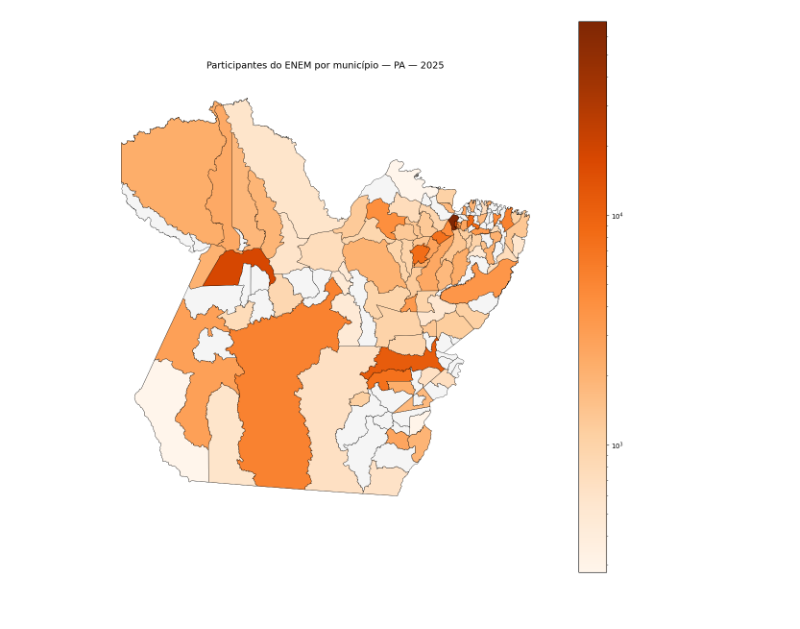
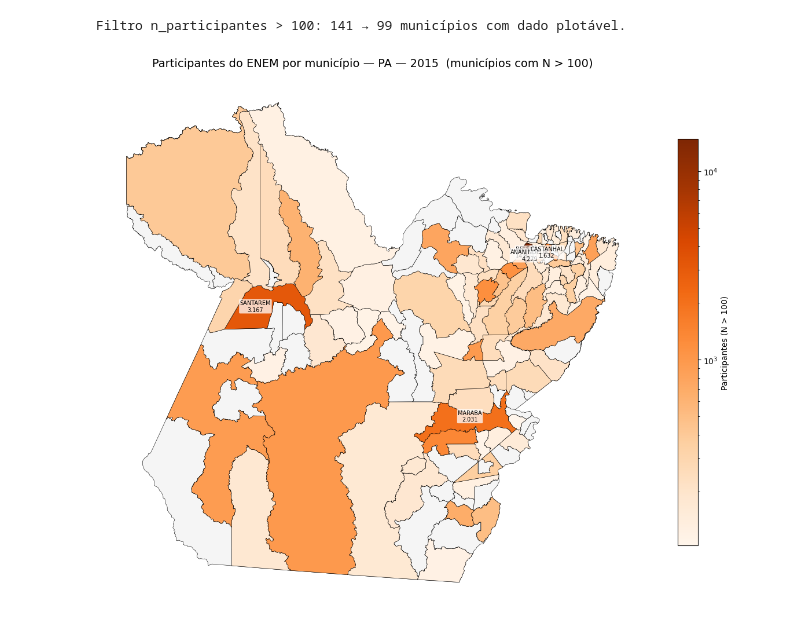
Before and after one commit to albertoakel/Projeto_ENEM, a Jupyter notebook: notebook/07_Analise_transversal_mapas.ipynb, the cells around one changed output. Cells and saved outputs as stored; diff of their text form; code cells hidden in the pictures.

```diff
--- a/notebook/07_Analise_transversal_mapas.ipynb
+++ b/notebook/07_Analise_transversal_mapas.ipynb
@@ -23,15 +47,16 @@ from matplotlib.colors import LogNorm, Normalize
 from matplotlib.patches import Patch
 
 from enem_pipeline.config import PROJECT_ROOT, UF_PROCESSAMENTO
-from utils.features_names import read_allfiles
+from utils.features_names import read_allfiles,read_allfiles2
 from utils.eda import configuracao_analise_transversal
+import time
 
 # ------------------------------------------------------------
 # Parâmetros definidos pelo usuário
 # ------------------------------------------------------------
 
 UF_PROCESSAMENTO = "PA"
-ANO_TRANSVERSAL = 2025  # Escolher qualquer ano entre 1998 e 2025.
+ANO_TRANSVERSAL = 2015  # Escolher qualquer ano entre 1998 e 2025.
 
 if not 1998 <= int(ANO_TRANSVERSAL) <= 2025:
     raise ValueError("ANO_TRANSVERSAL deve estar entre 1998 e 2025.")
@@ -49,7 +74,8 @@ ORDEM_DISCIPLINAS = config_ano["ordem_disciplinas"]
 
 # Uma única leitura. read_allfiles já harmoniza os nomes municipais
 # das bases analíticas com a malha geográfica usando o código municipal.
-dados_consumo = read_allfiles(UF_PROCESSAMENTO)
+dados_consumo = read_allfiles2(UF_PROCESSAMENTO,'ESC')
+
 painel = dados_consumo["painel"]["data"].copy()
 municipios_geo = dados_consumo["shape"]["data"].copy()
 
@@ -134,47 +193,84 @@ Mostra a distribuição espacial do número de participantes por município no a
 # %%
 # ============================================================
 # 3. MAPA DE PARTICIPAÇÃO
 # ============================================================
+#from matplotlib.colors import LogNorm, Normalize
 
-participacao = dados_ano[
-    pd.to_numeric(dados_ano["n_participantes"], errors="coerce").gt(0)
-].copy()
+N_VALIDOS_MIN = 100  # mesmo limiar dos blocos 6, 7, 10, 11, 12
+
+# ---- base: só municípios com n_participantes > N_VALIDOS_MIN ----
+participacao = dados_ano.copy()
 participacao["n_participantes"] = pd.to_numeric(
     participacao["n_participantes"], errors="coerce"
 )
 
+n_antes = len(participacao)
+participacao = participacao[
+    participacao["n_participantes"] > N_VALIDOS_MIN
+].copy()
+print(f"Filtro n_participantes > {N_VALIDOS_MIN}: "
+      f"{n_antes} → {len(participacao)} municípios com dado plotável.")
+
+# ---- figura ----
 fig, ax = plt.subplots(figsize=(12, 12))
+
 municipios_geo.plot(
-    color="whitesmoke", linewidth=0.4, edgecolor="black", ax=ax
+    color="whitesmoke", linewidth=0.4, edgecolor="black", ax=ax,
 )
 
-if not participacao.empty:
-    vmin = participacao["n_participantes"].min()
-    vmax = participacao["n_participantes"].max()
-    escala = LogNorm(vmin=vmin, vmax=vmax) if vmax > vmin else Normalize(vmin=vmin - 0.5, vmax=vmax + 0.5)
+if participacao.empty:
+    print(f"Não há municípios com n_participantes > {N_VALIDOS_MIN} "
+          f"em {ANO_TRANSVERSAL}.")
+else:
+    vmin = float(participacao["n_participantes"].min())
+    vmax = float(participacao["n_participantes"].max())
+
+    if vmax > vmin:
+        escala = LogNorm(vmin=vmin, vmax=vmax)
+    elif vmin > 0:
+        # só um valor (ou todos iguais): Normalize com folga
+        escala = Normalize(vmin=vmin * 0.9, vmax=vmax * 1.1)
+    else:
+        escala = Normalize(vmin=vmin - 0.5, vmax=vmax + 0.5)
 
     participacao.plot(
         column="n_participantes",
         cmap="Oranges",
         norm=escala,
         linewidth=0.4,
         edgecolor="black",
         legend=True,
-        ax=ax
+        legend_kwds={
+            "label": f"Participantes (N > {N_VALIDOS_MIN})",
+            "shrink": 0.6,
+        },
+        ax=ax,
     )
-else:
-    print(f"Não há valores positivos de participação em {ANO_TRANSVERSAL}.")
+
+    # ---- anotação dos 5 maiores, p/ dar escala de leitura ----
+    top5 = participacao.nlargest(5, "n_participantes")
+    for _, row in top5.iterrows():
+        # centroide do polígono do município
+        pt = row.geometry.representative_point()
+        ax.annotate(
+            f"{row['NO_MUNICIPIO_TERRITORIO']}\n{int(row['n_participantes']):,}".replace(",", "."),
+            xy=(pt.x, pt.y),
+            ha="center", va="center",
+            fontsize=7, color="black",
+            bbox=dict(boxstyle="round,pad=0.15", fc="white", ec="none", alpha=0.75),
+        )
 
 ax.set_title(
-    f"Participantes do ENEM por município — {UF_PROCESSAMENTO} — {ANO_TRANSVERSAL}",
-    fontsize=14,
-    pad=15
+    f"Participantes do ENEM por município — {UF_PROCESSAMENTO} — "
+    f"{ANO_TRANSVERSAL}  (municípios com N > {N_VALIDOS_MIN})",
+    fontsize=14, pad=15,
 )
 ax.set_axis_off()
 plt.tight_layout()
 plt.show()
 # %% [output]
+Filtro n_participantes > 100: 141 → 99 municípios com dado plotável.
-[figure, old version]
+[figure, new version]
 # %% [markdown]
 ## 4. Mapas de desempenho médio por disciplina
 
```
Also changed, not shown: parts of 12 cells of this notebook, 6 other files.
